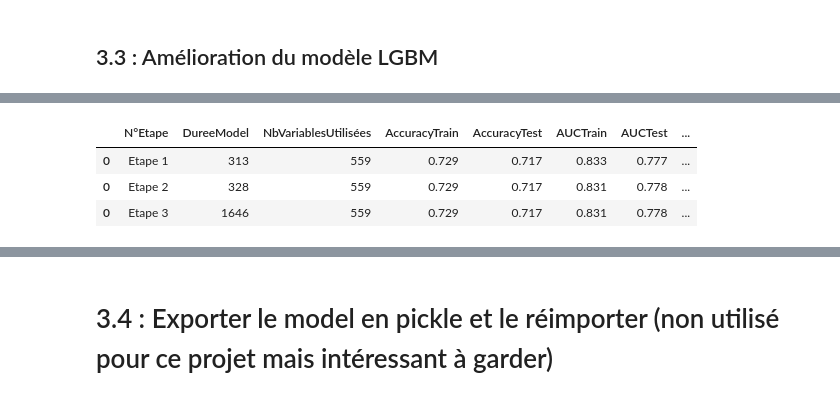
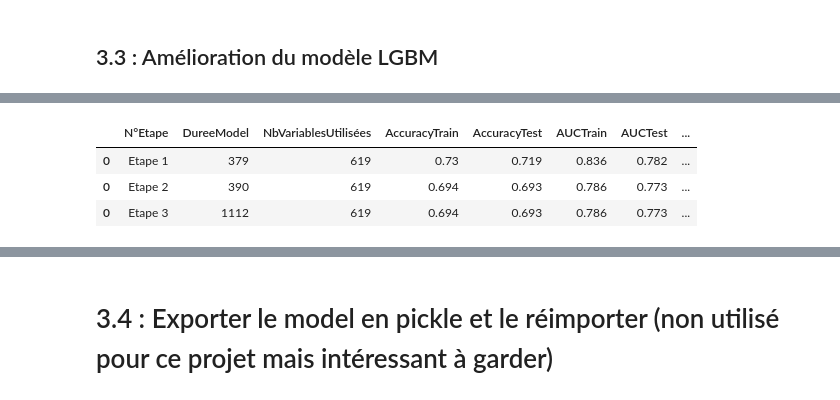
Before and after one commit to JohanRocheteau/Credit-Scoring-Model-Deployment-2023, a Jupyter notebook: MLP7-OptimisationModel.ipynb, the cells around one changed output, grey strips where cells are left out. Drawn from its saved outputs; the diff is of its cells as text; code cells hidden in the pictures.

```diff
--- a/MLP7-OptimisationModel.ipynb
+++ b/MLP7-OptimisationModel.ipynb
@@ -121,19 +120,19 @@ custom_score = make_scorer(custom_metric, greater_is_better = False, needs_proba
 def bestproba(y_true, proba):
     Bestproba = 12
     Bestscore = 10
-    for j in range(0,21):
+    for j in range(90,101):
         y_pred = []
         for i in proba :
-            if i >= j/20 :
+            if i >= j/100 :
                 y_pred.append(1)
             else :
                 y_pred.append(0)
 
         cm = confusion_matrix(y_true, y_pred)
-        mesure = round(((cm[1][0]*10 + cm[0][1])/(11*(len(y_true)))),3)
+        mesure = round(((cm[0][1]*10 + cm[1][0])/(cm[0][1]*10 + cm[1][0] + cm[0][0] + cm[1][1])),3)
         if mesure < Bestscore :
             Bestscore = mesure
-            Bestproba = j/20
+            Bestproba = j/100
 
     return Bestproba
 
@@ -146,8 +145,12 @@ scoring = {"BestScore": custom_score, "BestProba": BP}
 
 def MLFLOW(model, X_train, X_test, name) :
 
-    # Lieu :
-    mlflow.set_tracking_uri("http://127.0.0.1:5000")
+    # Identification de l'interface MLflow
+    mlflow.set_tracking_uri("file://" + os.path.expanduser('~/Formation Data Science/Projet 7/ProjetDSN7/mlruns'))
+
+    # Tracking URI :
+    #URI = 'https://dagshub.com/JohanRocheteau/MLP7OPCDS.mlflow'
+    #mlflow.set_tracking_uri(URI)
 
     # Nom du projet :
     mlflow.set_experiment('MLFlowP7 - Optimisation')
@@ -187,21 +190,18 @@ def MLFLOW(model, X_train, X_test, name) :
         mlflow.log_metric("AUC Test", round(TestAUC,3))
 
             # Metric perso :
-        y_pred_train = model.predict(X_train)
-        y_pred_test = model.predict(X_test)
-        TrainMP = custom_metric(y_train, y_pred_train)
-        TestMP = custom_metric(y_test, y_pred_test)
+        proba = model.predict_proba(X_train)
+        proba = pd.DataFrame(proba)[1].to_numpy()
+        TrainMP = custom_metric(y_train, proba)
         mlflow.log_metric("Metric Perso Train", round(TrainMP,3))
-        mlflow.log_metric("Metric Perso Test", round(TestMP,3))
 
             # BestProba :
-        proba = model.predict_proba(X_train)
-        proba = pd.DataFrame(proba)[1].to_numpy()
         BP = bestproba(y_train, proba)
         mlflow.log_metric("Metric Best Pourcentage", round(BP,3))
 
         # Récupération des graphiques :
             # Matrice de Confusion :
+        y_pred_test = model.predict(X_test)
         cm = confusion_matrix(y_test, y_pred_test, labels = model.classes_)
         disp = ConfusionMatrixDisplay(confusion_matrix = cm)
         fig, (ax1) = plt.subplots(1, 1, figsize=(6, 4))
@@ -221,14 +221,15 @@ def MLFLOW(model, X_train, X_test, name) :
         mlflow.log_figure(fig, "ROCCurve.png")
         plt.close(fig)
 
-
-
         # Sauvegarde du model mais uniquement pour la 3éme étape (model final) :
         if name == 'Etape 3' :
             # La signature du modèle permet de renseigner le nom des colonnes et leurs types afin de vérifier si ils sont similaires lors de la prédiction.
             signature = infer_signature(X_train, y_train)
 
             # Sauvegarde du model :
+            mlflow.sklearn.save_model(model.best_estimator_, 'sk-learn-LGBMClassifier', signature=signature)
+
+            # Autre solution de sauvegarde de model :
             mlflow.sklearn.log_model(
                 sk_model = model.best_estimator_,
                 artifact_path = "sklearn-model",
@@ -241,7 +242,7 @@ def MLFLOW(model, X_train, X_test, name) :
         mlflow.end_run()
 
         # Récupération des résultats pour mettre dans un tableau visible en python :
-        Resultats = [name, round(elapsed), nbcolonnes, TrainAcc, TestAcc, round(TrainAUC,3), round(TestAUC,3), TrainMP, TestMP, BP]
+        Resultats = [name, round(elapsed), nbcolonnes, TrainAcc, TestAcc, round(TrainAUC,3), round(TestAUC,3), TrainMP, BP]
         return Resultats
 # %% [markdown]
 # 3 : Machine Learning
@@ -276,4 +289,4 @@ Il y a 253 variables avec plus de 30% de NaNs.
 # %%
-# Variables avec moins de 50% de NaNs :
-VarNaNs = list(NaN[NaN[0] < 50].index)
+# Variables avec moins de 70% de NaNs :
+VarNaNs = list(NaN[NaN[0] < 70].index)
 # %%
@@ -330,17 +352,17 @@ Created version '1' of model 'sk-learn-LGBMClassifier'.
 # %%
 # Récapitulatif :
 df = pd.DataFrame()
 df = pd.concat([df, pd.DataFrame(Resultat1).T])
 df = pd.concat([df, pd.DataFrame(Resultat2).T])
 df = pd.concat([df, pd.DataFrame(Resultat3).T])
 
-df.columns = ['N°Etape', 'DureeModel', 'NbVariablesUtilisées', 'AccuracyTrain', 'AccuracyTest', 'AUCTrain', 'AUCTest', 'CustomeTrain', 'CustomTest', 'BestPourcentProba']
+df.columns = ['N°Etape', 'DureeModel', 'NbVariablesUtilisées', 'AccuracyTrain', 'AccuracyTest', 'AUCTrain', 'AUCTest', 'CustomeTrain', 'BestPourcentProba']
 df
 # %% [output]
 |  | N°Etape | DureeModel | NbVariablesUtilisées | AccuracyTrain | AccuracyTest | AUCTrain | AUCTest | ... |
-| 0 | Etape 1 | 313 | 559 | 0.729 | 0.717 | 0.833 | 0.777 | ... |
-| 0 | Etape 2 | 328 | 559 | 0.729 | 0.717 | 0.831 | 0.778 | ... |
-| 0 | Etape 3 | 1646 | 559 | 0.729 | 0.717 | 0.831 | 0.778 | ... |
+| 0 | Etape 1 | 379 | 619 | 0.73 | 0.719 | 0.836 | 0.782 | ... |
+| 0 | Etape 2 | 390 | 619 | 0.694 | 0.693 | 0.786 | 0.773 | ... |
+| 0 | Etape 3 | 1112 | 619 | 0.694 | 0.693 | 0.786 | 0.773 | ... |
 # %%
 y_predict = modelLGB3.predict(X_test)
 cm = confusion_matrix(y_test, y_predict, labels = modelLGB3.classes_)
```
Also changed, not shown: parts of 32 cells of this notebook.
